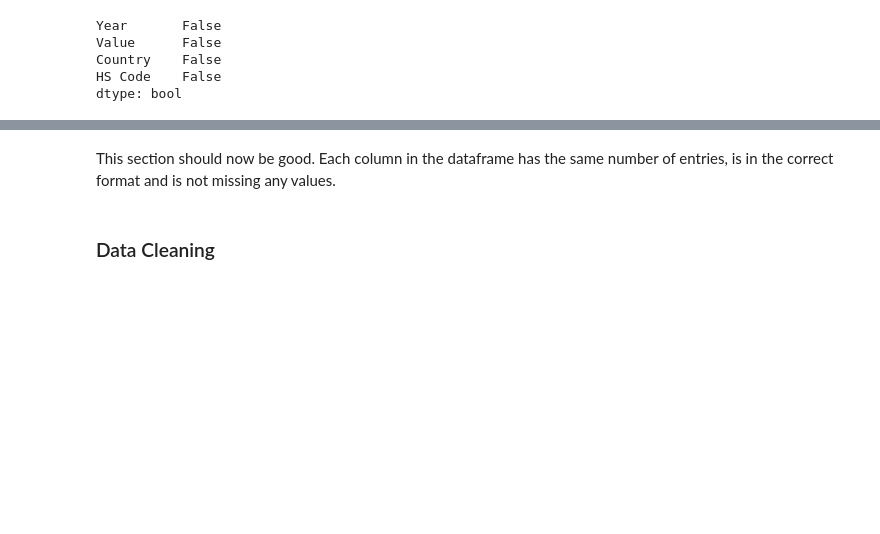
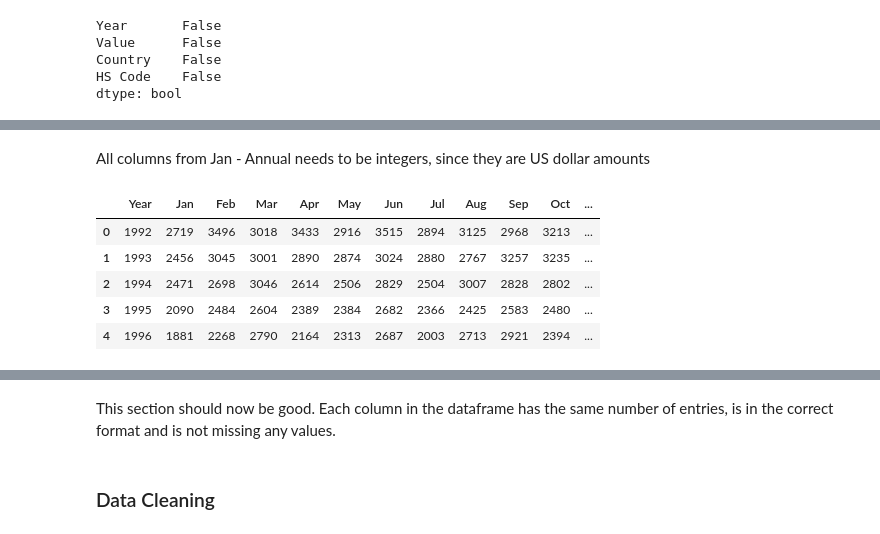
Before and after one commit to ashleyg16/Capstone3, a Jupyter notebook: Notebooks/Data Wrangling.ipynb, the cells around one changed output, grey strips where cells are left out. Drawn from its saved outputs; the diff is of its cells as text; code cells hidden in the pictures; blank space fills up the shorter version.

```diff
--- a/Notebooks/Data Wrangling.ipynb
+++ b/Notebooks/Data Wrangling.ipynb
@@ -79,0 +122,20 @@ dtype: bool
+# %% [markdown]
+All columns from Jan - Annual needs to be integers, since they are US dollar amounts
+# %%
+#as with the previous data frame, '$' needs to be stripped from the columns first then changed to an integer
+#to keep from having to do many individual lines of code, '$' will be stripped from the whole dataframe
+#the targetted columns are the only ones with this character
+cols_check = ['Jan', 'Feb', 'Mar', 'Apr', 'May', 'Jun', 'Jul', 'Aug', 'Sep', 'Oct', 'Nov', 'Dec', 'Annual']
+
+for col in cols_check:
+    data_ys[col] = [re.sub('[^\d\.]', '', x) for x in data_ys[col]]
+    data_ys[col] = data_ys[col].astype(np.int64)
+
+data_ys.head()
+# %% [output]
+|  | Year | Jan | Feb | Mar | Apr | May | Jun | Jul | Aug | Sep | Oct | ... |
+| 0 | 1992 | 2719 | 3496 | 3018 | 3433 | 2916 | 3515 | 2894 | 3125 | 2968 | 3213 | ... |
+| 1 | 1993 | 2456 | 3045 | 3001 | 2890 | 2874 | 3024 | 2880 | 2767 | 3257 | 3235 | ... |
+| 2 | 1994 | 2471 | 2698 | 3046 | 2614 | 2506 | 2829 | 2504 | 3007 | 2828 | 2802 | ... |
+| 3 | 1995 | 2090 | 2484 | 2604 | 2389 | 2384 | 2682 | 2366 | 2425 | 2583 | 2480 | ... |
+| 4 | 1996 | 1881 | 2268 | 2790 | 2164 | 2313 | 2687 | 2003 | 2713 | 2921 | 2394 | ... |
```
Also changed, not shown: parts of 27 cells of this notebook, 2 other files.
